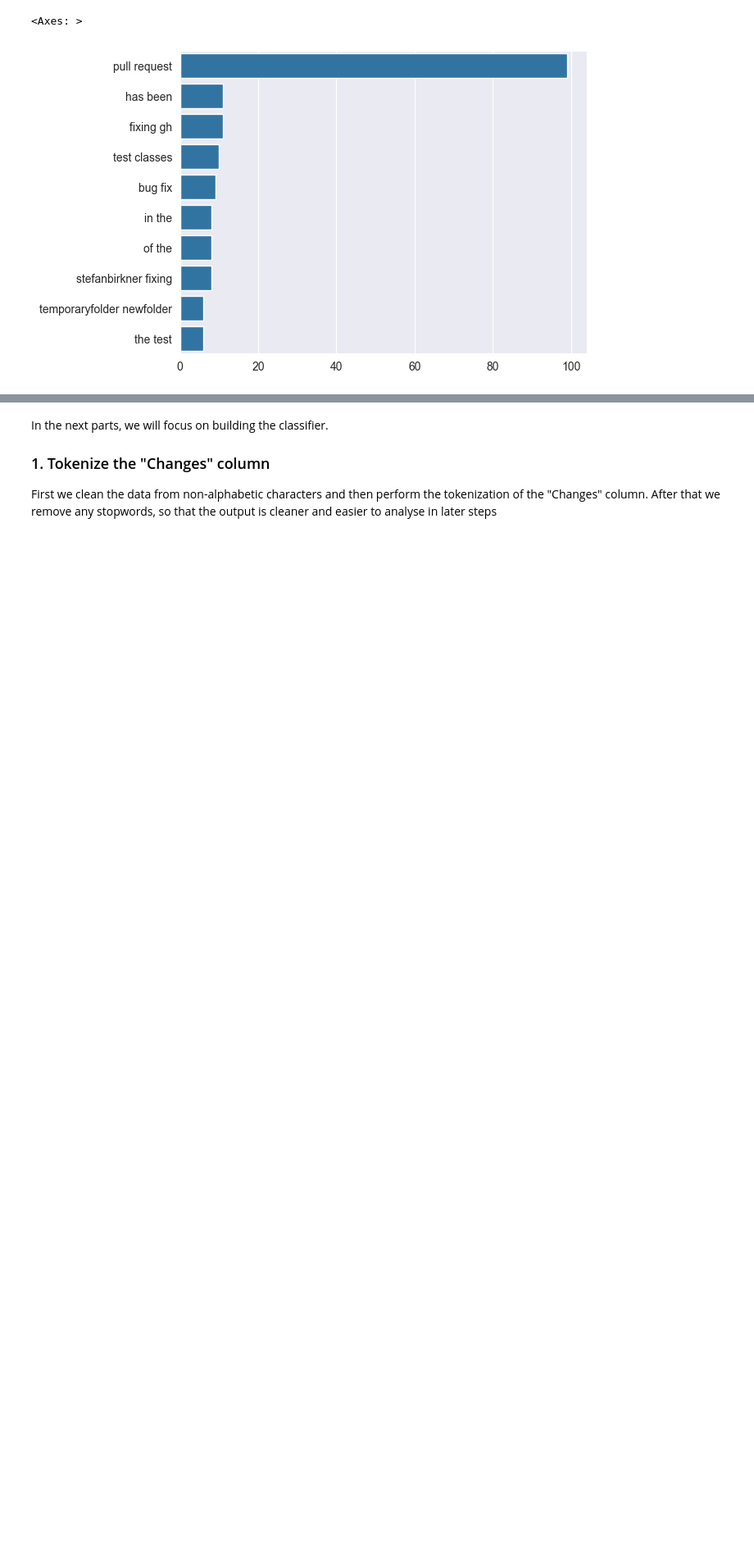
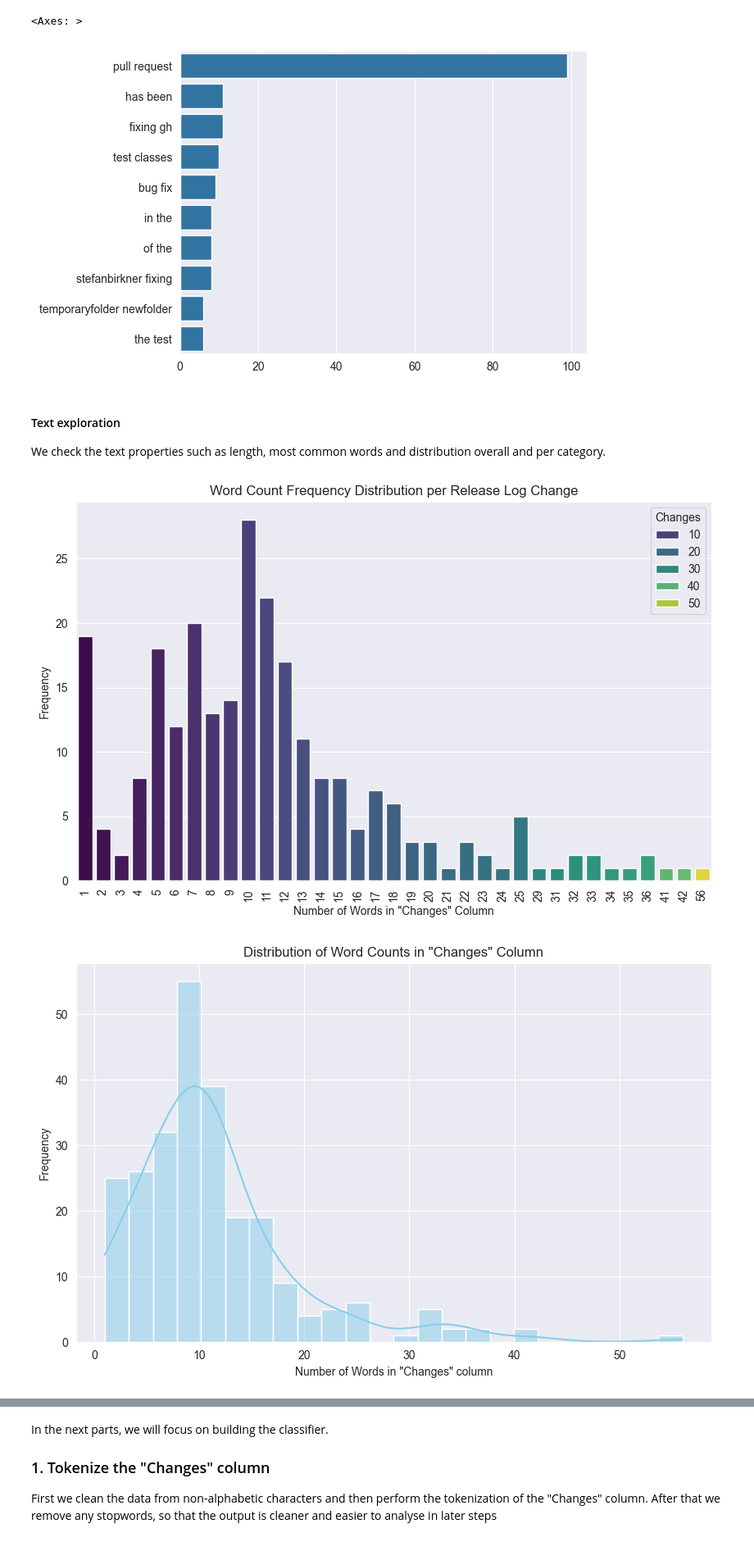
Before and after one commit to KMichaylov/Master-Thesis-Repository, a Jupyter notebook: notebooks/nlp-analysis.ipynb, the cells around one changed output, grey strips where cells are left out. Shown: that part at 82% size. Saved outputs shown, nothing was run; the diff lists cells and outputs as text; code cells hidden in the pictures; blank space fills up the shorter version.

Commit message:
Add most popular words as data exploration

```diff
--- a/notebooks/nlp-analysis.ipynb
+++ b/notebooks/nlp-analysis.ipynb
@@ -125,3 +126,30 @@ sns.barplot(x=y, y=x)
 # %% [output]
 <Axes: >
 [figure]
+# %% [markdown]
+#### Text exploration
+We check the text properties such as length, most common words and distribution overall and per category.
+# %%
+data_clean = data['Changes'].dropna().astype(str)
+word_count = data_clean.str.split().apply(len)
+
+# Barplot
+plt.figure(figsize=(10, 6))
+sns.barplot(x=word_count.value_counts().index, y=word_count.value_counts().values, palette='viridis',
+            hue=word_count.value_counts().index)
+plt.title('Word Count Frequency Distribution per Release Log Change')
+plt.xlabel('Number of Words in "Changes" Column')
+plt.ylabel('Frequency')
+plt.xticks(rotation=90)
+plt.show()
+
+# Histogram
+plt.figure(figsize=(10, 6))
+sns.histplot(word_count, kde=True, color='skyblue')
+plt.title('Distribution of Word Counts in "Changes" Column')
+plt.xlabel('Number of Words in "Changes" column')
+plt.ylabel('Frequency')
+plt.show()
+# %% [output]
+[figure, added]
+[figure, added]
```
Also changed, not shown: parts of 10 cells of this notebook.
